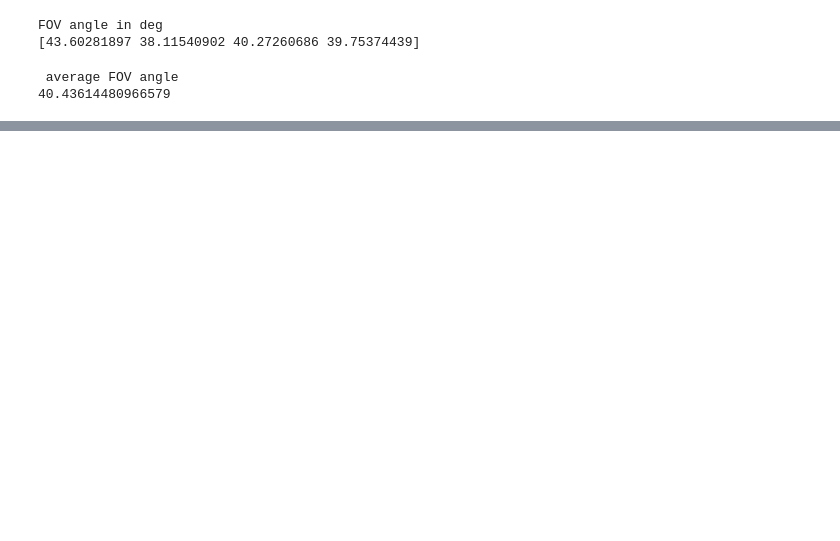
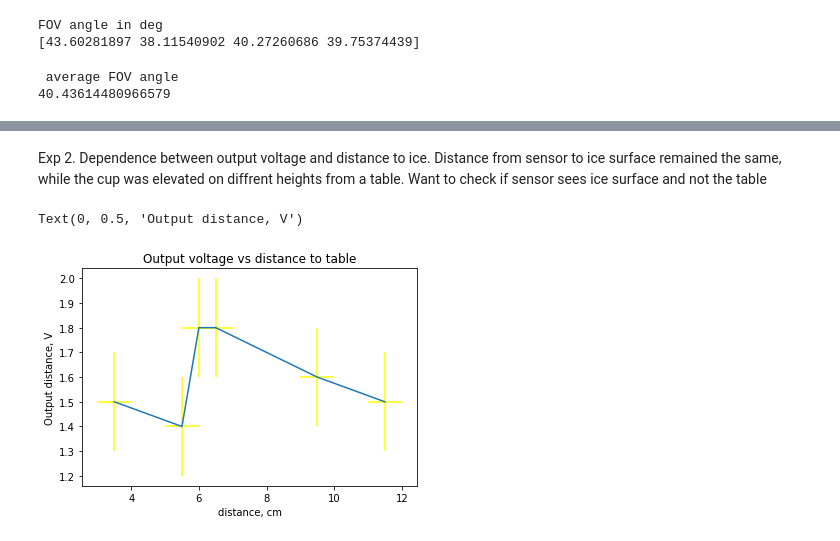
Before and after one commit to alisanozdrina/lightSensor, a Jupyter notebook: lightSensor.ipynb, the cells around one changed output, grey strips where cells are left out. Drawn from its saved outputs; the diff is of its cells as text; code cells hidden in the pictures; blank space fills up the shorter version.

```diff
--- a/lightSensor.ipynb
+++ b/lightSensor.ipynb
@@ -200,0 +234,13 @@ Data from Proximity and ambient light sensing (ALS) module specification documen
+# %% [markdown]
+Exp 2. Dependence between output voltage and distance to ice. Distance from sensor to ice surface remained the same, while the cup was elevated on diffrent heights from a table. Want to check if sensor sees ice surface and not the table
+# %%
+distance_to_table = np.array([3.5,5.5,6,6.5,9.5,11.5])
+output = np.array([1.5,1.4,1.8,1.8,1.6,1.5,])
+np.mean(output)
+plt.errorbar(distance_to_table, output,0.2,0.5,ecolor='yellow') #x, y, yerr=None, xerr=None
+plt.title('Output voltage vs distance to table')
+plt.xlabel('distance, cm')
+plt.ylabel('Output distance, V')
+# %% [output]
+Text(0, 0.5, 'Output distance, V')
+[figure, added]
```
Also changed, not shown: parts of 53 cells of this notebook, 1 other file.
